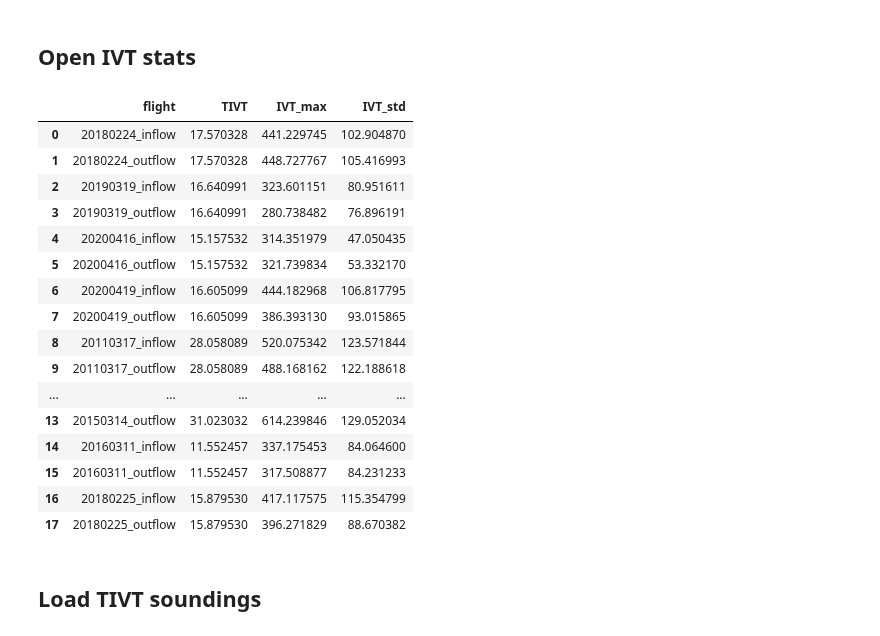
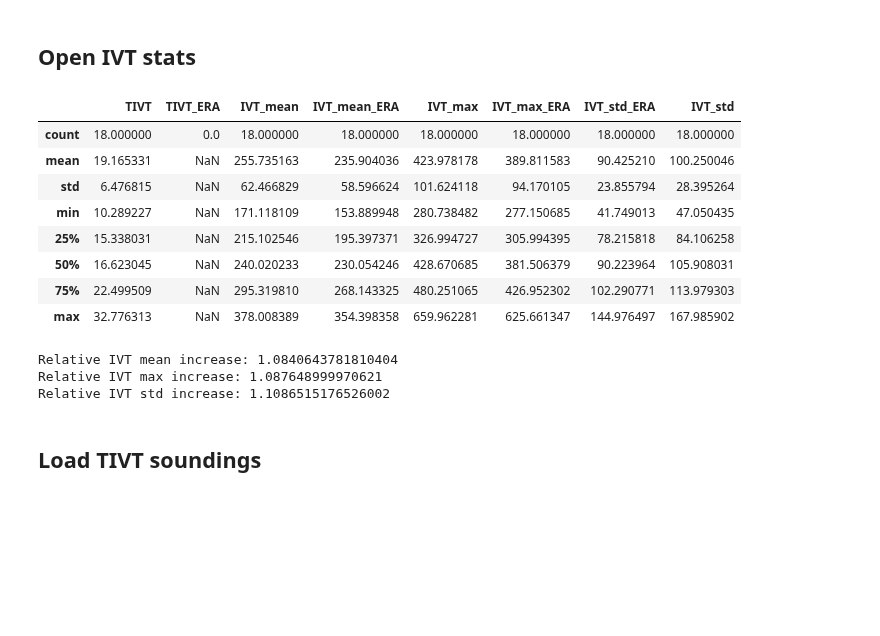
Before and after one commit to hdorff94/Synthetic_Airborne_Arctic_ARs, a Jupyter notebook: notebooks/TIVT_IVT_Variability_analysis.ipynb, the cells around one changed output. Cells and saved outputs as stored; diff of their text form; code cells hidden in the pictures; blank space fills up the shorter version.

Commit message:
IVT variability intercomparison between CARRA and ERA5 adjusted and added as print commands in TIVT IVT varaibility notebook

```diff
--- a/notebooks/TIVT_IVT_Variability_analysis.ipynb
+++ b/notebooks/TIVT_IVT_Variability_analysis.ipynb
@@ -76,26 +76,29 @@ from ivtvariability import IVT_variability
 # %%
 ivt_stats_path="C://Users//u300737//Desktop//PhD_UHH_WIMI//Work//GIT_Repository//Second_Synthetic_Study/data//"
 ivt_stats_file="IVT_Stats_Overall_all_RFs.csv"
 ivt_stats=pd.read_csv(ivt_stats_path+ivt_stats_file,index_col=0)
-ivt_stats
+ivt_stats.index=ivt_stats["flight"]
+ivt_stats=ivt_stats.sort_index()
+ivt_stats.describe()
 # %% [output]
-|  | flight | TIVT | IVT_max | IVT_std |
-| 0 | 20180224_inflow | 17.570328 | 441.229745 | 102.904870 |
-| 1 | 20180224_outflow | 17.570328 | 448.727767 | 105.416993 |
-| 2 | 20190319_inflow | 16.640991 | 323.601151 | 80.951611 |
-| 3 | 20190319_outflow | 16.640991 | 280.738482 | 76.896191 |
-| 4 | 20200416_inflow | 15.157532 | 314.351979 | 47.050435 |
-| 5 | 20200416_outflow | 15.157532 | 321.739834 | 53.332170 |
-| 6 | 20200419_inflow | 16.605099 | 444.182968 | 106.817795 |
-| 7 | 20200419_outflow | 16.605099 | 386.393130 | 93.015865 |
-| 8 | 20110317_inflow | 28.058089 | 520.075342 | 123.571844 |
-| 9 | 20110317_outflow | 28.058089 | 488.168162 | 122.188618 |
-| ... | ... | ... | ... | ... |
-| 13 | 20150314_outflow | 31.023032 | 614.239846 | 129.052034 |
-| 14 | 20160311_inflow | 11.552457 | 337.175453 | 84.064600 |
-| 15 | 20160311_outflow | 11.552457 | 317.508877 | 84.231233 |
-| 16 | 20180225_inflow | 15.879530 | 417.117575 | 115.354799 |
-| 17 | 20180225_outflow | 15.879530 | 396.271829 | 88.670382 |
+|  | TIVT | TIVT_ERA | IVT_mean | IVT_mean_ERA | IVT_max | IVT_max_ERA | IVT_std_ERA | IVT_std |
+| count | 18.000000 | 0.0 | 18.000000 | 18.000000 | 18.000000 | 18.000000 | 18.000000 | 18.000000 |
+| mean | 19.165331 | NaN | 255.735163 | 235.904036 | 423.978178 | 389.811583 | 90.425210 | 100.250046 |
+| std | 6.476815 | NaN | 62.466829 | 58.596624 | 101.624118 | 94.170105 | 23.855794 | 28.395264 |
+| min | 10.289227 | NaN | 171.118109 | 153.889948 | 280.738482 | 277.150685 | 41.749013 | 47.050435 |
+| 25% | 15.338031 | NaN | 215.102546 | 195.397371 | 326.994727 | 305.994395 | 78.215818 | 84.106258 |
+| 50% | 16.623045 | NaN | 240.020233 | 230.054246 | 428.670685 | 381.506379 | 90.223964 | 105.908031 |
+| 75% | 22.499509 | NaN | 295.319810 | 268.143325 | 480.251065 | 426.952302 | 102.290771 | 113.979303 |
+| max | 32.776313 | NaN | 378.008389 | 354.398358 | 659.962281 | 625.661347 | 144.976497 | 167.985902 |
+# %%
+# CARRA ERA5 comparison
+print("Relative IVT mean increase:" , ivt_stats["IVT_mean"].mean()/ivt_stats["IVT_mean_ERA"].mean())
+print("Relative IVT max increase:"  , ivt_stats["IVT_max"].mean()/ivt_stats["IVT_max_ERA"].mean())
+print("Relative IVT std increase:"  , ivt_stats["IVT_std"].mean()/ivt_stats["IVT_std_ERA"].mean())
+# %% [output]
+Relative IVT mean increase: 1.0840643781810404
+Relative IVT max increase: 1.087648999970621
+Relative IVT std increase: 1.1086515176526002
 # %% [markdown]
 ## Load TIVT soundings
 # %%
```
Also changed, not shown: 2 other files.
